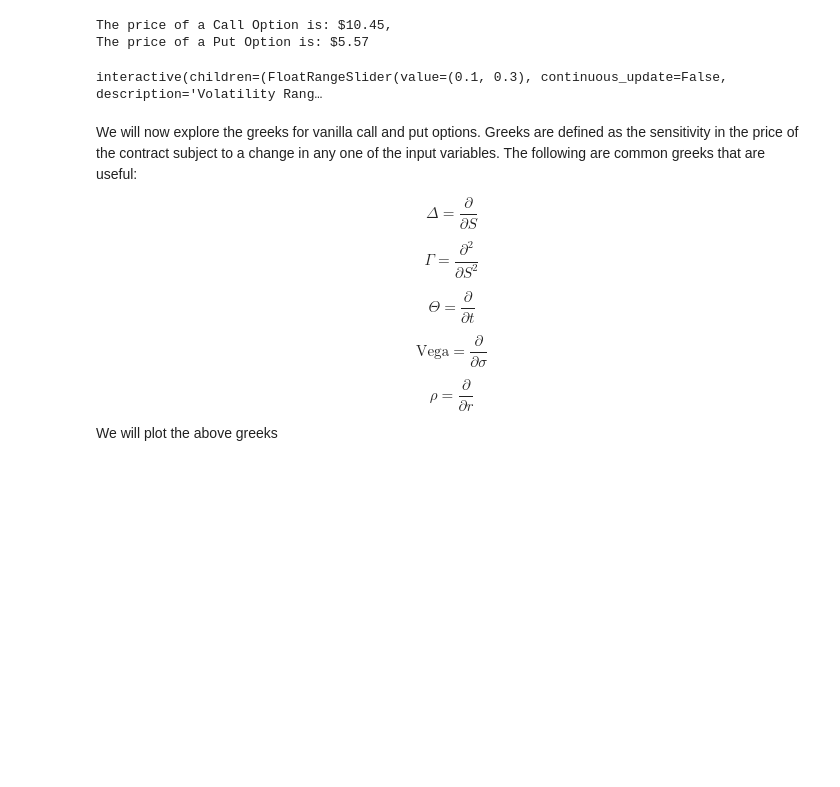
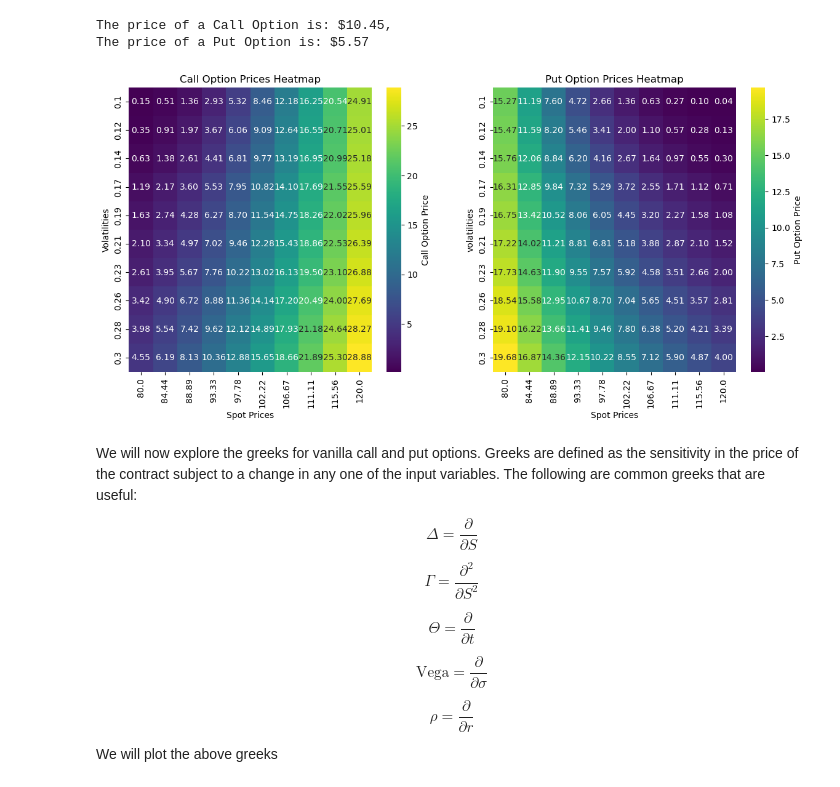
Before and after one commit to hahahaider/PersonalProjects, a Jupyter notebook: Black Scholes Option Pricing and Heatmap.ipynb, the cells around one changed output. Drawn from its saved outputs; the diff is of its cells as text; code cells hidden in the pictures; blank space fills up the shorter version.

```diff
--- a/Black Scholes Option Pricing and Heatmap.ipynb
+++ b/Black Scholes Option Pricing and Heatmap.ipynb
@@ -64,35 +64,37 @@ def heat_map(vol_range,spot_range):
 
     call_grid = pd.DataFrame(call_grid, columns=spots, index = volatilities)
     put_grid = pd.DataFrame(put_grid, columns=spots, index = volatilities)
 
     f, (ax1,ax2) = plt.subplots(1,2,figsize = (14,6))
     g1 = sns.heatmap(call_grid, cbar_kws={'label':'Call Option Price'}, cmap= 'viridis', annot=True, fmt = '.2f', ax = ax1)
     g1.set_xlabel('Spot Prices')
     g1.set_ylabel('Volatilities')
     g1.set_title('Call Option Prices Heatmap')
     g2 = sns.heatmap(put_grid,  cbar_kws={'label':'Put Option Price'}, cmap= 'viridis', annot=True, fmt = '.2f', ax = ax2)
     g2.set_xlabel('Spot Prices')
     g2.set_ylabel('volatilities')
     g2.set_title('Put Option Prices Heatmap')
     plt.show()
 
 
 S = 100
 E = 100
 t = 1
 r = 0.05
 
 interactive_heatmap = interactive(
     heat_map,
     vol_range = FloatRangeSlider(value = [0.1,0.3], min = 0.01, max = 1.0, step = 0.01,
                                  description = 'Volatility Range', continuous_update = False),
     spot_range = FloatRangeSlider(value = [80,120], min = 50, max = 150, step = 5,
                                  description = 'Spot Price Range', continuous_update = False)
 )
 
-display(interactive_heatmap)
+#display(interactive_heatmap)
+
+heat_map(vol_range=(0.1,0.3),spot_range=(80,120))
 # %% [output]
-interactive(children=(FloatRangeSlider(value=(0.1, 0.3), continuous_update=False, description='Volatility Rang…
+[figure, added]
 # %% [markdown]
 We will now explore the greeks for vanilla call and put options. Greeks are defined as the sensitivity in the price of the contract subject to a change in any one of the input variables. The following are common greeks that are useful:
 
```
Also changed, not shown: parts of 2 cells of this notebook.
